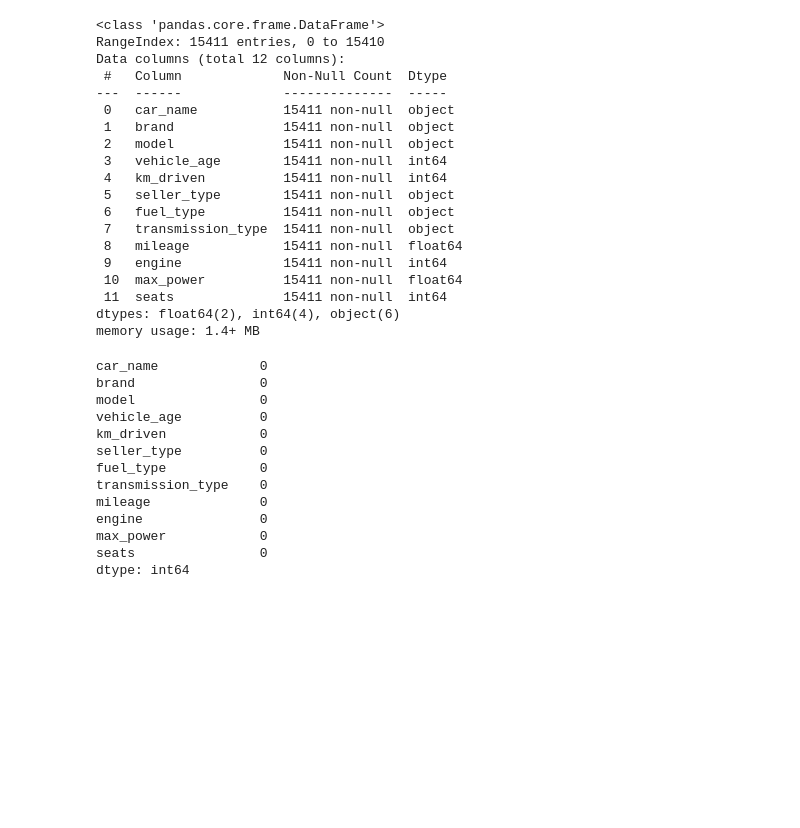
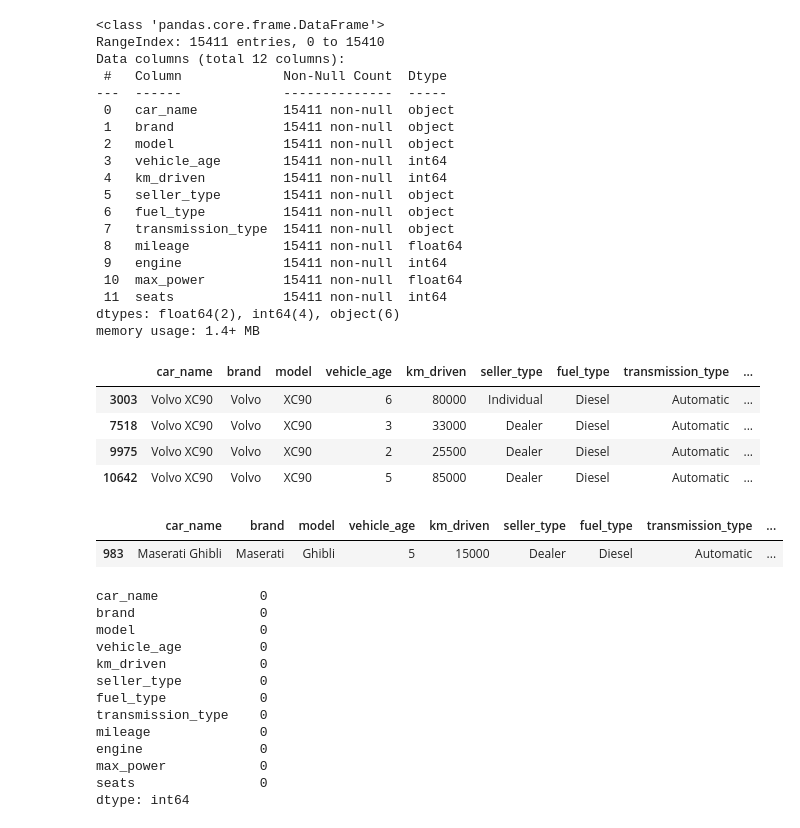
Before and after one commit to Abhishek4209/CAR-DEKHO-MODEL, a Jupyter notebook: notebooks/eda.ipynb, the cells around one changed output. Drawn from its saved outputs; the diff is of its cells as text; code cells hidden in the pictures; blank space fills up the shorter version.

```diff
--- a/notebooks/eda.ipynb
+++ b/notebooks/eda.ipynb
@@ -58,6 +58,19 @@ Data columns (total 12 columns):
  11  seats              15411 non-null  int64
 dtypes: float64(2), int64(4), object(6)
 memory usage: 1.4+ MB
+# %%
+df[df['car_name']=='Volvo XC90']
+# %% [output]
+|  | car_name | brand | model | vehicle_age | km_driven | seller_type | fuel_type | transmission_type | ... |
+| 3003 | Volvo XC90 | Volvo | XC90 | 6 | 80000 | Individual | Diesel | Automatic | ... |
+| 7518 | Volvo XC90 | Volvo | XC90 | 3 | 33000 | Dealer | Diesel | Automatic | ... |
+| 9975 | Volvo XC90 | Volvo | XC90 | 2 | 25500 | Dealer | Diesel | Automatic | ... |
+| 10642 | Volvo XC90 | Volvo | XC90 | 5 | 85000 | Dealer | Diesel | Automatic | ... |
+# %%
+df[df['car_name']=='Maserati Ghibli']
+# %% [output]
+|  | car_name | brand | model | vehicle_age | km_driven | seller_type | fuel_type | transmission_type | ... |
+| 983 | Maserati Ghibli | Maserati | Ghibli | 5 | 15000 | Dealer | Diesel | Automatic | ... |
 # %%
 df.isnull().sum()
 # %% [output]
```
Also changed, not shown: parts of 5 cells of this notebook, 9 other files.
